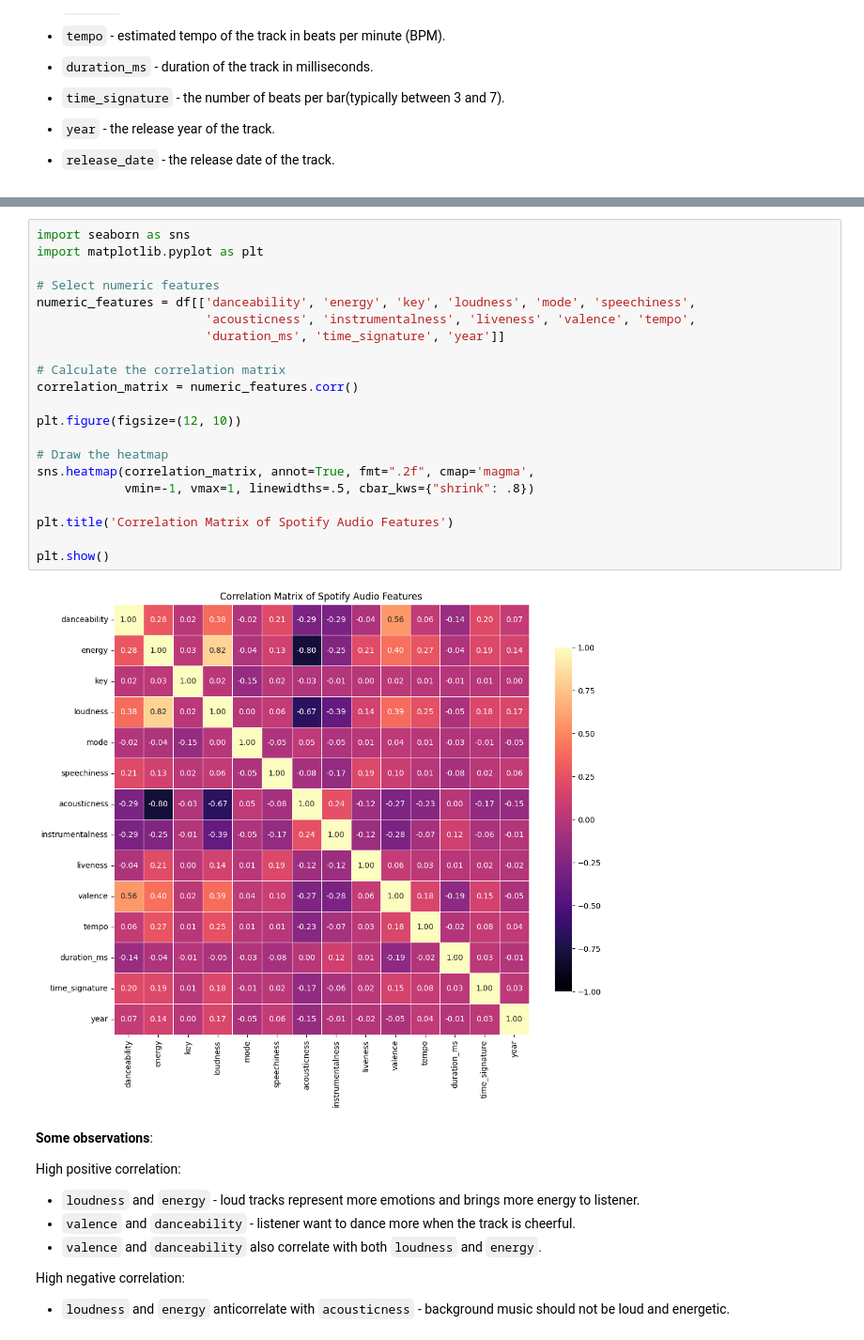
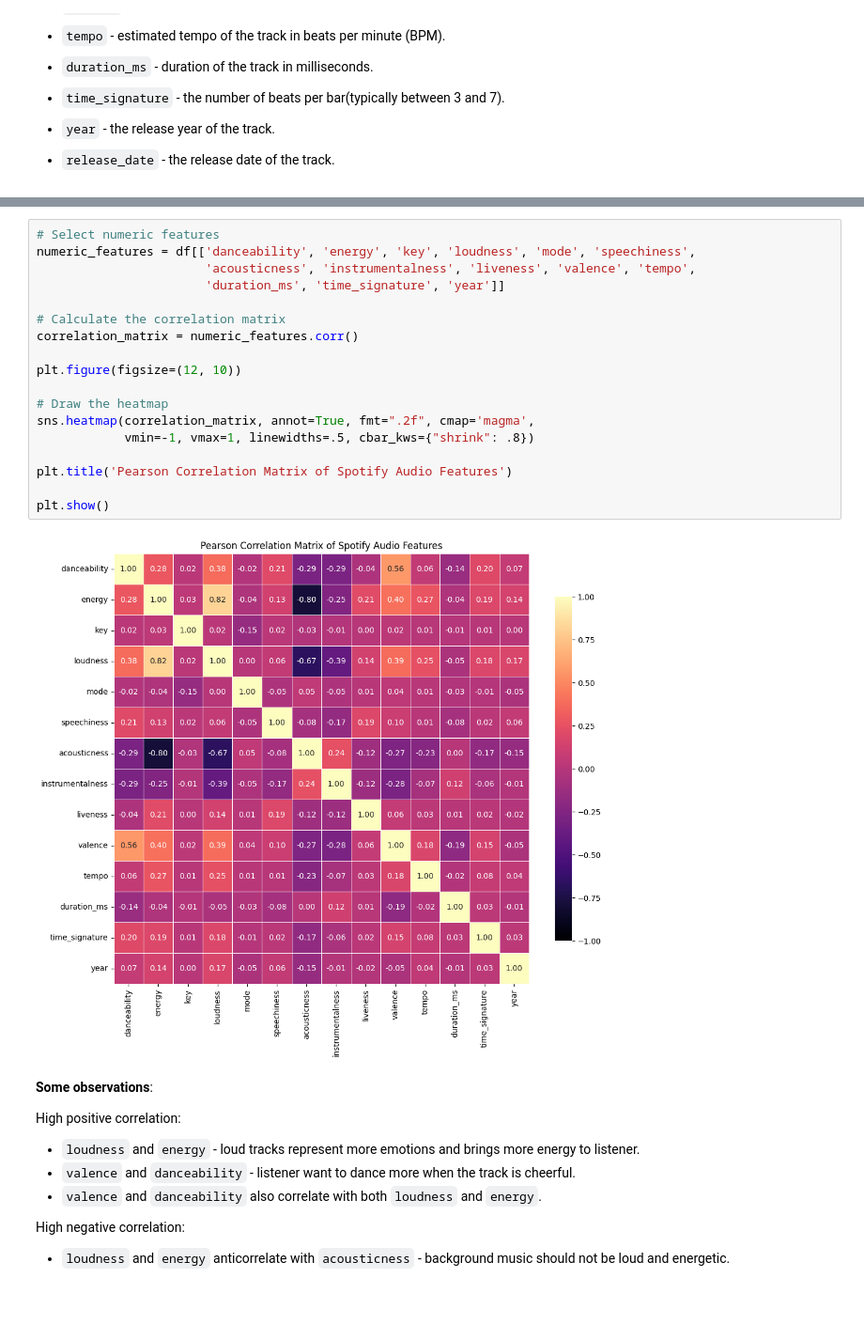
Before and after one commit to Sladkopar/PMLDL, a Jupyter notebook: code/preprocess.ipynb, the cells around one changed output, grey strips where cells are left out. Shown at 94% size. Saved outputs shown, nothing was run; the diff lists cells and outputs as text; blank space fills up the shorter version.

Commit message:
preprocess.ipynb updated: all import moved to the beginning of a file. Additional graph plotted.

```diff
--- a/code/preprocess.ipynb
+++ b/code/preprocess.ipynb
@@ -118,28 +122,25 @@ year                 0
 release_date         0
 dtype: int64
 # %%
-import seaborn as sns
-import matplotlib.pyplot as plt
-
 # Select numeric features
 numeric_features = df[['danceability', 'energy', 'key', 'loudness', 'mode', 'speechiness',
                        'acousticness', 'instrumentalness', 'liveness', 'valence', 'tempo',
                        'duration_ms', 'time_signature', 'year']]
 
 # Calculate the correlation matrix
 correlation_matrix = numeric_features.corr()
 
 plt.figure(figsize=(12, 10))
 
 # Draw the heatmap
 sns.heatmap(correlation_matrix, annot=True, fmt=".2f", cmap='magma',
             vmin=-1, vmax=1, linewidths=.5, cbar_kws={"shrink": .8})
 
-plt.title('Correlation Matrix of Spotify Audio Features')
+plt.title('Pearson Correlation Matrix of Spotify Audio Features')
 
 plt.show()
 # %% [output]
-[figure, old version]
+[figure, new version]
 # %% [markdown]
 **Some observations**:
 
```
Also changed, not shown: parts of 5 cells of this notebook.
